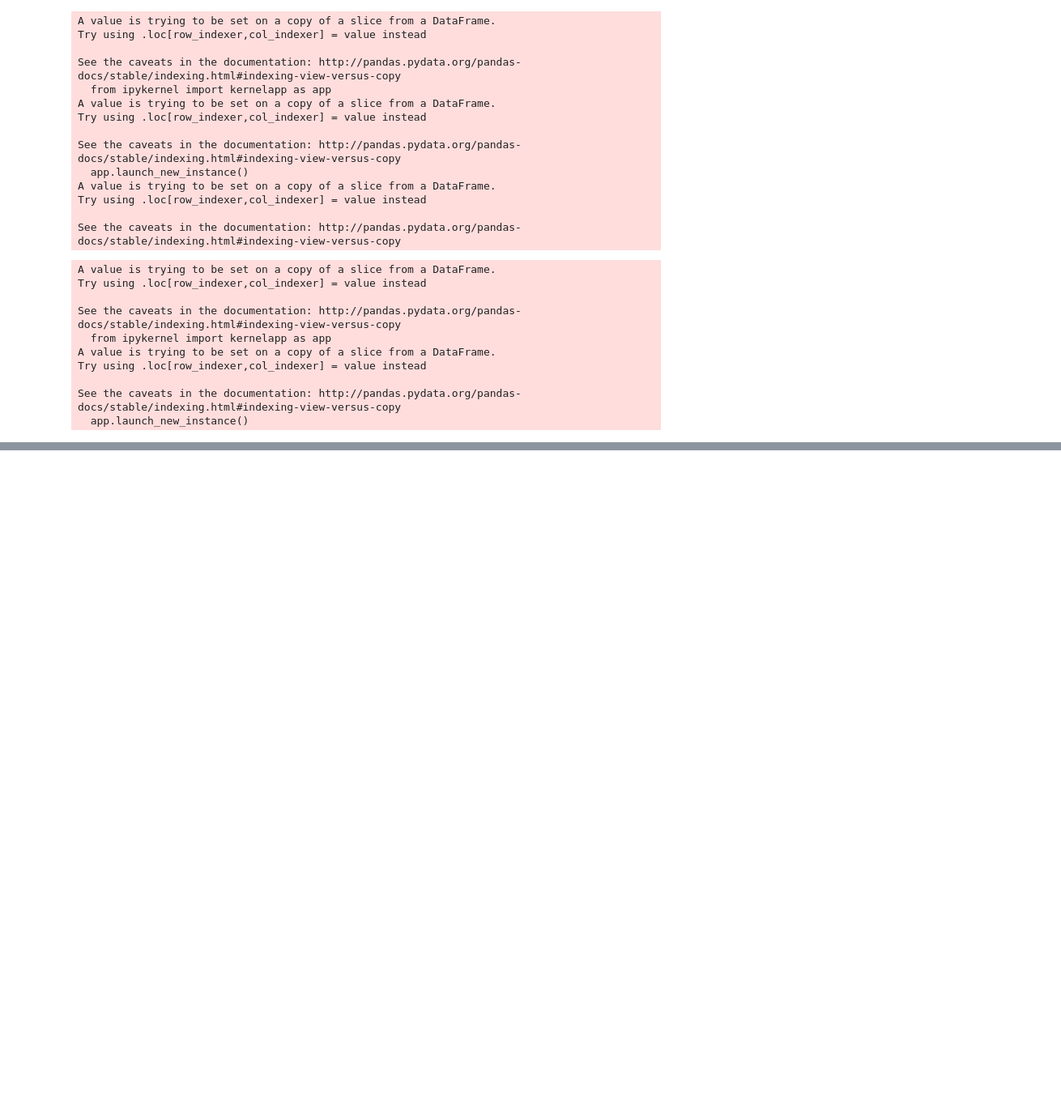
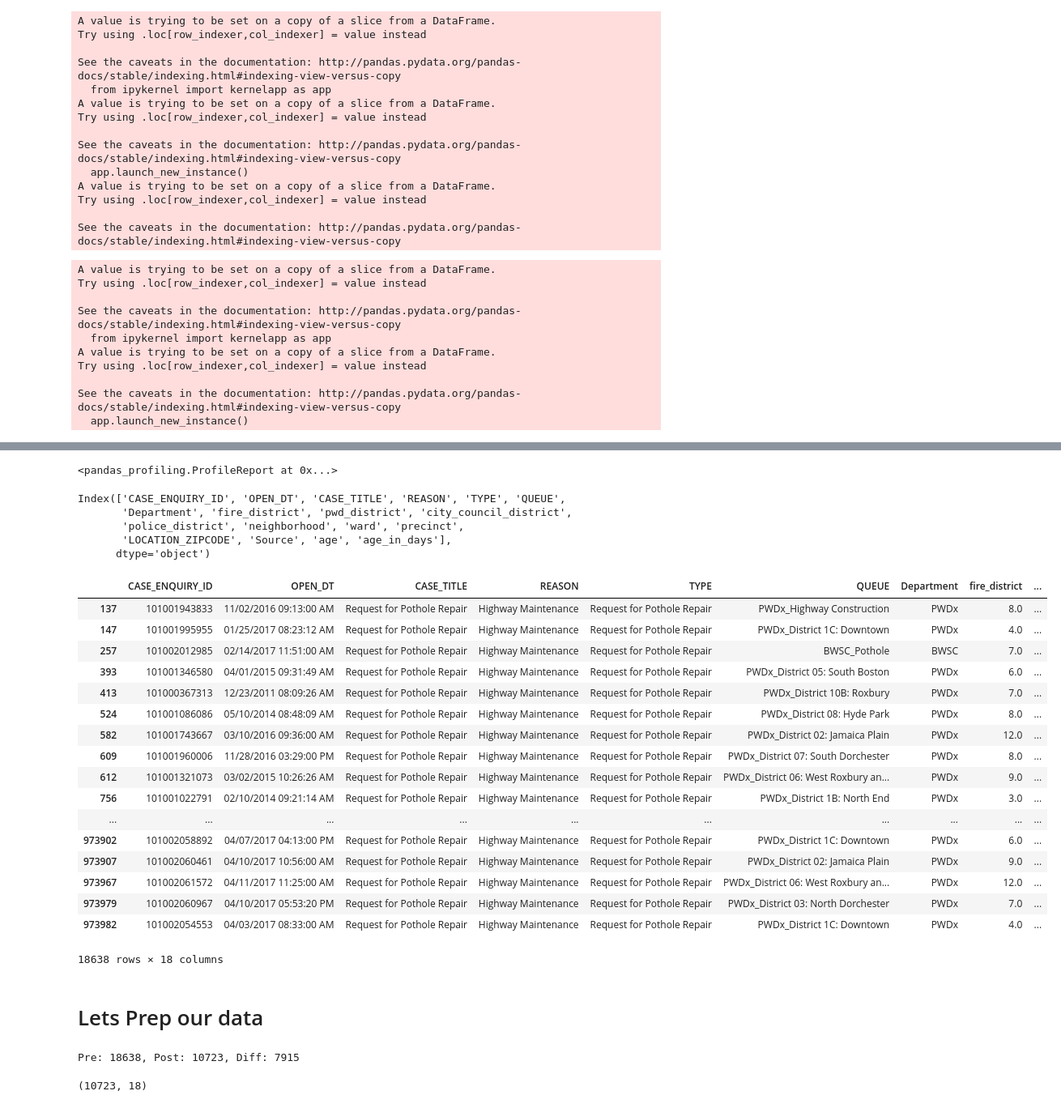
Before and after one commit to townie/BOSTON_potholes, a Jupyter notebook: src/model/age_model.ipynb, the cells around one changed output, grey strips where cells are left out. Shown: that part at 81% size. Saved outputs shown, nothing was run; the diff lists cells and outputs as text; code cells hidden in the pictures; blank space fills up the shorter version.

```diff
--- a/src/model/age_model.ipynb
+++ b/src/model/age_model.ipynb
@@ -64,7 +64,6 @@ Try using .loc[row_indexer,col_indexer] = value instead
 See the caveats in the documentation: http://pandas.pydata.org/pandas-docs/stable/indexing.html#indexing-view-versus-copy
   app.launch_new_instance()
 # %%
-potdf= potdf.drop('age', 1,errors='ignore')
 potdf= potdf.drop('TARGET_DT', 1,errors='ignore')
 potdf= potdf.drop('expected_age', 1,errors='ignore')
 potdf= potdf.drop('CLOSED_DT', 1,errors='ignore')
@@ -78,3 +77,19 @@ potdf= potdf.drop('OnTime_Status', 1,errors='ignore')
 potdf= potdf.drop('Geocoded_Location', 1,errors='ignore')
 potdf= potdf.drop('SubmittedPhoto', 1,errors='ignore')
 potdf= potdf.drop('neighborhood_services_district', 1,errors='ignore')
+potdf= potdf.drop('performance', 1,errors='ignore')
+potdf= potdf.drop('Location', 1,errors='ignore') # TODO figure out better geo data usage
+
+potdf= potdf.drop('LOCATION_STREET_NAME', 1,errors='ignore') # TODO figure out better geo data usage
+potdf= potdf.drop('ClosedPhoto', 1,errors='ignore') # cleaned_df['ClosedPhoto'][147]
+
+
+
+non_employee_source = ['Citizens Connect App','Constituent Call', 'Self Service', 'Twitter']
+cleaned_df = potdf.loc[(potdf['CASE_STATUS'] == 'Closed' ) &(potdf['Source'].isin(non_employee_source)) ]
+
+
+cleaned_df= cleaned_df.drop('CASE_STATUS', 1, errors='ignore') #we dont need this anymore
+
+print(cleaned_df.columns)
+cleaned_df.head()
@@ -135,0 +108,42 @@ cleaned_df
+# %%
+import pandas_profiling as pdp
+cleaned_report = pdp.ProfileReport(cleaned_df)
+cleaned_report.to_file(outputfile="closed_potholes.html")
+cleaned_report
+# %% [output]
+<pandas_profiling.ProfileReport at 0x...>
+# %%
+cleaned_df= cleaned_df.drop('SUBJECT', 1,errors='ignore')  #looks liked we missed SUBJECT
+cleaned_df.columns
+# %% [output]
+Index(['CASE_ENQUIRY_ID', 'OPEN_DT', 'CASE_TITLE', 'REASON', 'TYPE', 'QUEUE',
+       'Department', 'fire_district', 'pwd_district', 'city_council_district',
+       'police_district', 'neighborhood', 'ward', 'precinct',
+       'LOCATION_ZIPCODE', 'Source', 'age', 'age_in_days'],
+      dtype='object')
+# %%
+# Drop examples where age_in_days is greater than 174 (99% of all pots are closed in 174 days)
+cut_off =174
+cleaned_df = cleaned_df[cleaned_df["age_in_days"] < cut_off]
+cleaned_df
+# %% [output]
+|  | CASE_ENQUIRY_ID | OPEN_DT | CASE_TITLE | REASON | TYPE | QUEUE | Department | fire_district | ... |
+| 137 | 101001943833 | 11/02/2016 09:13:00 AM | Request for Pothole Repair | Highway Maintenance | Request for Pothole Repair | PWDx_Highway Construction | PWDx | 8.0 | ... |
+| 147 | 101001995955 | 01/25/2017 08:23:12 AM | Request for Pothole Repair | Highway Maintenance | Request for Pothole Repair | PWDx_District 1C: Downtown | PWDx | 4.0 | ... |
+| 257 | 101002012985 | 02/14/2017 11:51:00 AM | Request for Pothole Repair | Highway Maintenance | Request for Pothole Repair | BWSC_Pothole | BWSC | 7.0 | ... |
+| 393 | 101001346580 | 04/01/2015 09:31:49 AM | Request for Pothole Repair | Highway Maintenance | Request for Pothole Repair | PWDx_District 05: South Boston | PWDx | 6.0 | ... |
+| 413 | 101000367313 | 12/23/2011 08:09:26 AM | Request for Pothole Repair | Highway Maintenance | Request for Pothole Repair | PWDx_District 10B: Roxbury | PWDx | 7.0 | ... |
+| 524 | 101001086086 | 05/10/2014 08:48:09 AM | Request for Pothole Repair | Highway Maintenance | Request for Pothole Repair | PWDx_District 08: Hyde Park | PWDx | 8.0 | ... |
+| 582 | 101001743667 | 03/10/2016 09:36:00 AM | Request for Pothole Repair | Highway Maintenance | Request for Pothole Repair | PWDx_District 02: Jamaica Plain | PWDx | 12.0 | ... |
+| 609 | 101001960006 | 11/28/2016 03:29:00 PM | Request for Pothole Repair | Highway Maintenance | Request for Pothole Repair | PWDx_District 07: South Dorchester | PWDx | 8.0 | ... |
+| 612 | 101001321073 | 03/02/2015 10:26:26 AM | Request for Pothole Repair | Highway Maintenance | Request for Pothole Repair | PWDx_District 06: West Roxbury an... | PWDx | 9.0 | ... |
+| 756 | 101001022791 | 02/10/2014 09:21:14 AM | Request for Pothole Repair | Highway Maintenance | Request for Pothole Repair | PWDx_District 1B: North End | PWDx | 3.0 | ... |
+| ... | ... | ... | ... | ... | ... | ... | ... | ... | ... |
+| 973902 | 101002058892 | 04/07/2017 04:13:00 PM | Request for Pothole Repair | Highway Maintenance | Request for Pothole Repair | PWDx_District 1C: Downtown | PWDx | 6.0 | ... |
+| 973907 | 101002060461 | 04/10/2017 10:56:00 AM | Request for Pothole Repair | Highway Maintenance | Request for Pothole Repair | PWDx_District 02: Jamaica Plain | PWDx | 9.0 | ... |
+| 973967 | 101002061572 | 04/11/2017 11:25:00 AM | Request for Pothole Repair | Highway Maintenance | Request for Pothole Repair | PWDx_District 06: West Roxbury an... | PWDx | 12.0 | ... |
+| 973979 | 101002060967 | 04/10/2017 05:53:20 PM | Request for Pothole Repair | Highway Maintenance | Request for Pothole Repair | PWDx_District 03: North Dorchester | PWDx | 7.0 | ... |
+| 973982 | 101002054553 | 04/03/2017 08:33:00 AM | Request for Pothole Repair | Highway Maintenance | Request for Pothole Repair | PWDx_District 1C: Downtown | PWDx | 4.0 | ... |
+18638 rows × 18 columns
+# %% [markdown]
+# Lets Prep our data
@@ -135,0 +166,18 @@ cleaned_df
+# %%
+pre = cleaned_df.shape[0]
+post = cleaned_df.dropna().shape[0]
+diff = pre-post
+print("Pre: {}, Post: {}, Diff: {}".format(pre, post , diff))
+# %% [output]
+Pre: 18638, Post: 10723, Diff: 7915
+# %%
+# Seems good enough to just skip this, if we need more data... come back?!!@?#
+
+dropna_for_cleaned_df = True
+
+if dropna_for_cleaned_df:
+    cleaned_df = cleaned_df.dropna()
+
+cleaned_df.shape
+# %% [output]
+(10723, 18)
```
Also changed, not shown: parts of 9 cells of this notebook, 1 other file.
